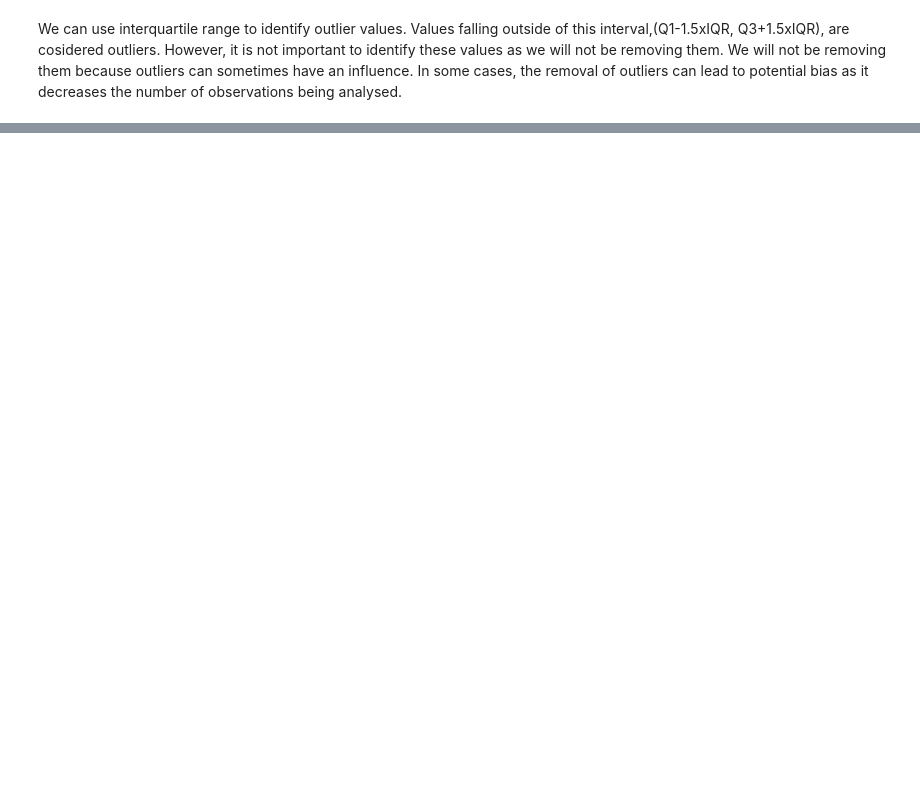
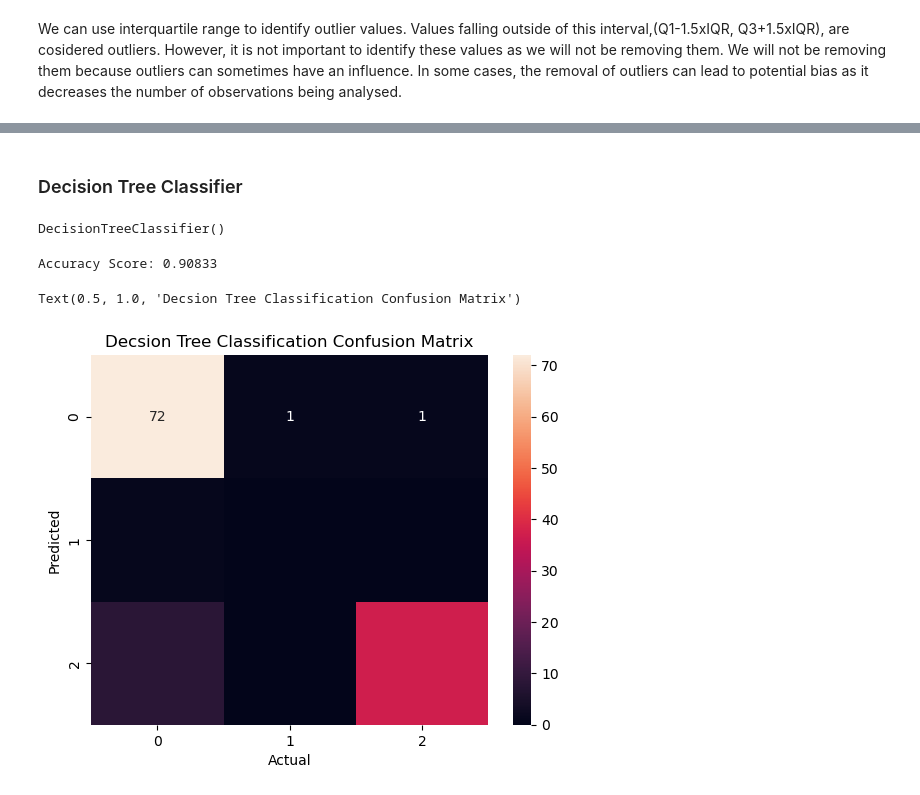
Before and after one commit to rkazim/demo1, a Jupyter notebook: assignment6.ipynb, the cells around one changed output, grey strips where cells are left out. Cells and saved outputs as stored; diff of their text form; code cells hidden in the pictures; blank space fills up the shorter version.

```diff
--- a/assignment6.ipynb
+++ b/assignment6.ipynb
@@ -159,0 +204,2 @@ Q3+1.5xIQR), are cosidered outliers. However, it is not important to identify th
+# %%
+knn.fit(X_train, y_train)
@@ -159,0 +221,21 @@ Q3+1.5xIQR), are cosidered outliers. However, it is not important to identify th
+# %% [markdown]
+### Decision Tree Classifier
+# %%
+dt = DecisionTreeClassifier()
+# %%
+dt.fit(X_train, y_train)
+# %% [output]
+DecisionTreeClassifier()
+# %%
+prediction2 = dt.predict(X_test)
+print("Accuracy Score:", round(metrics.accuracy_score(y_test, prediction2),5))
+# %% [output]
+Accuracy Score: 0.90833
+# %%
+sns.heatmap(confusion_matrix(y_test, prediction2), annot=True)
+plt.xlabel('Actual')
+plt.ylabel('Predicted')
+plt.title("Decsion Tree Classification Confusion Matrix")
+# %% [output]
+Text(0.5, 1.0, 'Decsion Tree Classification Confusion Matrix')
+[figure, added]
```
Also changed, not shown: parts of 28 cells of this notebook.
